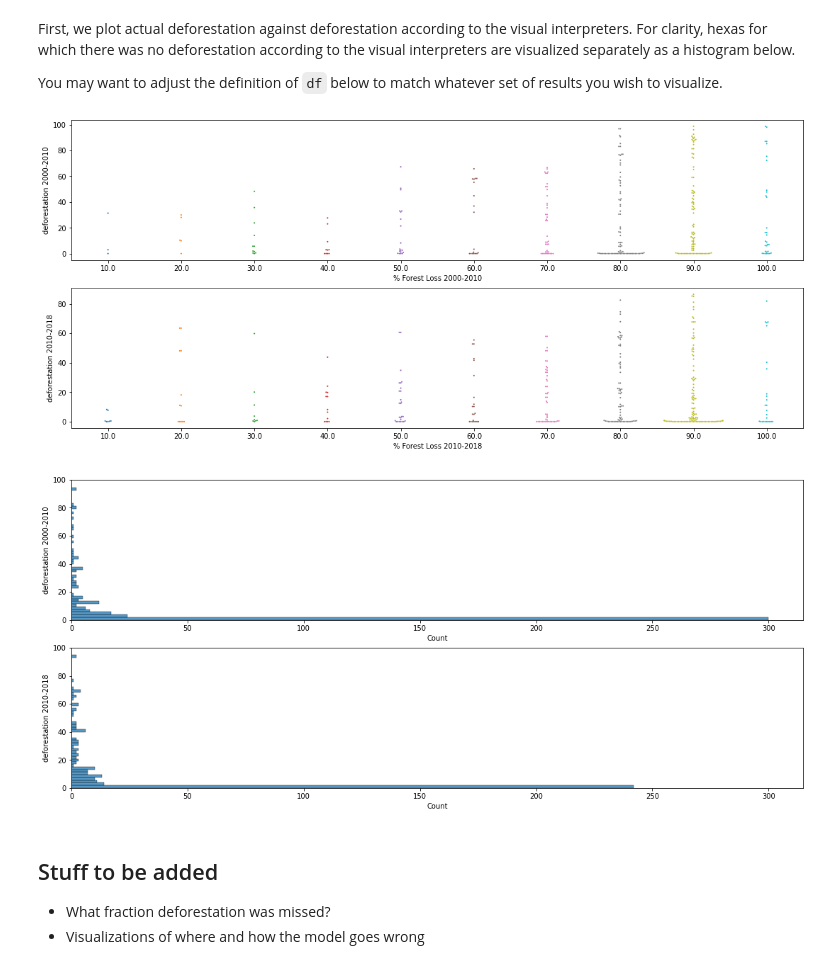
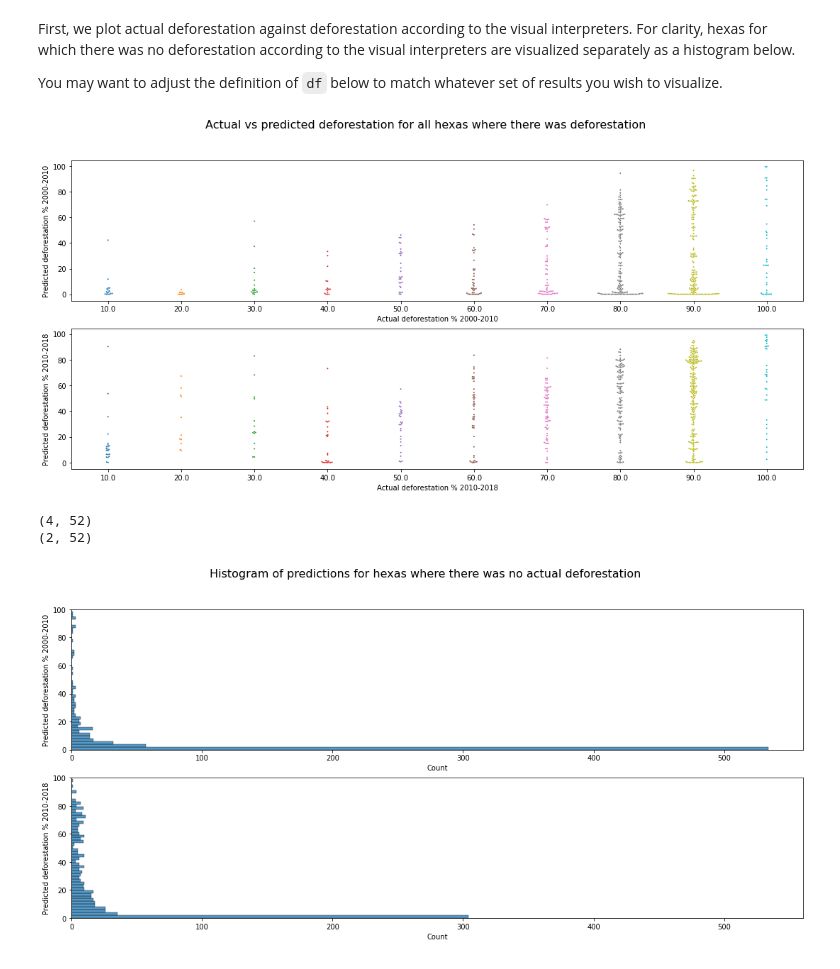
Before and after one commit to OAarne/dsp2021_landuse, a Jupyter notebook: evaluation.ipynb, the cells around one changed output. Saved outputs shown, nothing was run; the diff lists cells and outputs as text; code cells hidden in the pictures.

Commit message:
Polish visualizations

```diff
--- a/evaluation.ipynb
+++ b/evaluation.ipynb
@@ -23,19 +23,22 @@ There's some lists of old results files commented here, for convenience of the a
 #     "indonesia_2_200.csv",
 #     "indonesia_2_180.csv"
 # ]
+RESULTS_PATHS: List[str] = [
+    "hexas_west13_preLabels.csv",
+    "hexas_west14_pre_asc.csv",
+    "hexas_west14_pre_desc.csv",
+    "hexas_west15_jaxa.csv",
+    "hexas_west17_jaxa.csv",
+    "prg-Prelabels_12.csv",
+]
 # RESULTS_PATHS: List[str] = [
-#     "hexas_west13_preLabels.csv",
-#     "hexas_west14_pre_asc.csv",
-#     "hexas_west14_pre_desc.csv",
-#     "hexas_west15_jaxa.csv",
-#     "hexas_west17_jaxa.csv",
-#     "prg-Prelabels_12.csv",
+#     "hexas_west12.csv",
+#     "hexas_west11_desc300.csv",
+#     "hexas_west11_asc300.csv",
 # ]
-RESULTS_PATHS: List[str] = [
-    "hexas_west12.csv",
-    "hexas_west11_desc300.csv",
-    "hexas_west11_asc300.csv",
-]
+# RESULTS_PATHS: List[str] = [
+#     "subset1_finland_auto.csv"
+# ]
 RESULTS_DIR = "results/"
 # %% [markdown]
 Load results, expecting them to be of the form as the files listed above, in a direc.
@@ -122,14 +133,25 @@ You may want to adjust the definition of `df` below to match whatever set of res
 # %%
 df = total_df
 fig, axes = plt.subplots(2, 1)
 fig.set_size_inches(18.5, 8)
 w_change_2000 = total_df.loc[total_df["% Forest Loss 2000-2010"] >= 10, :]
 w_change_2010 = total_df.loc[total_df["% Forest Loss 2010-2018"] >= 10, :]
 sns.swarmplot(x=w_change_2000["% Forest Loss 2000-2010"], y=w_change_2000["deforestation 2000-2010"], size=2, ax=axes[0])
+axes[0].set_ylabel("Predicted deforestation % 2000-2010")
+axes[0].set_xlabel("Actual deforestation % 2000-2010")
 sns.swarmplot(x=w_change_2010["% Forest Loss 2010-2018"], y=w_change_2010["deforestation 2010-2018"], size=2, ax=axes[1])
+axes[1].set_ylabel("Predicted deforestation % 2010-2018")
+axes[1].set_xlabel("Actual deforestation % 2010-2018")
+fig.suptitle("Actual vs predicted deforestation for all hexas where there was deforestation", fontsize=16)
 plt.show()
 # %% [output]
-[figure, old version]
+[figure, new version]
+# %%
+print(w_change_2000.shape)
+print(w_change_2010.shape)
+# %% [output]
+(4, 52)
+(2, 52)
 # %%
 df = total_df
 fig, axes = plt.subplots(2, 1)
@@ -144,11 +166,9 @@ axes[0].set_xlim(x_lim)
 axes[0].set_ylim(y_lim)
 axes[1].set_xlim(x_lim)
 axes[1].set_ylim(y_lim)
+axes[0].set_ylabel("Predicted deforestation % 2000-2010")
+axes[1].set_ylabel("Predicted deforestation % 2010-2018")
+fig.suptitle("Histogram of predictions for hexas where there was no actual deforestation", fontsize=16)
 plt.show()
 # %% [output]
-[figure, old version]
+[figure, new version]
-# %% [markdown]
-## Stuff to be added
-
-- What fraction deforestation was missed?
-- Visualizations of where and how the model goes wrong
```
Also changed, not shown: parts of 4 cells of this notebook.
